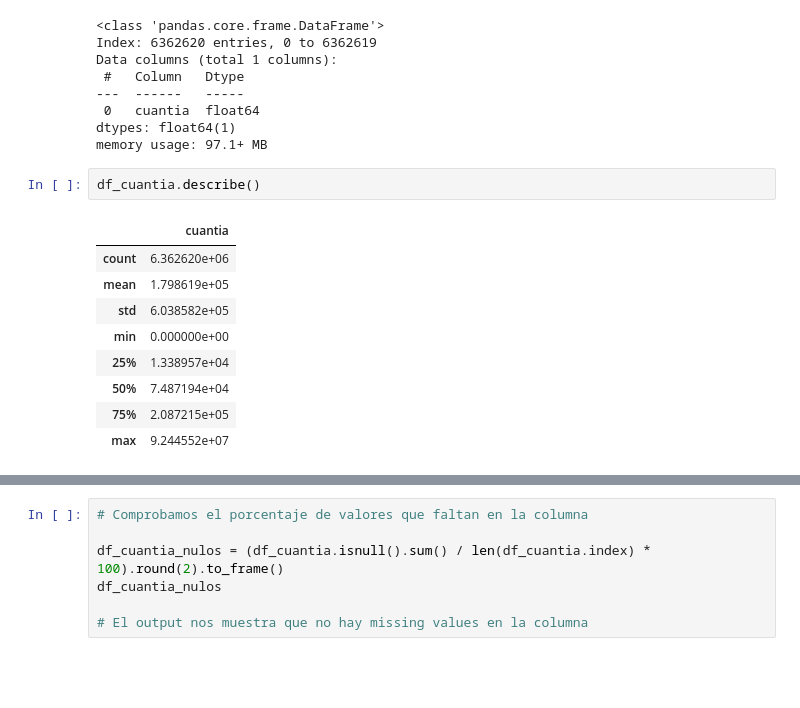
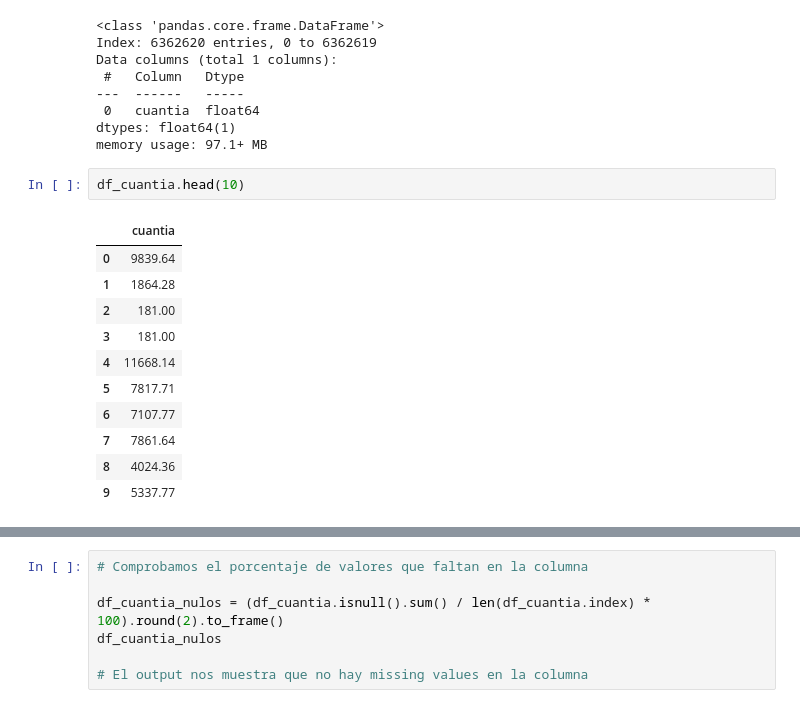
Before and after one commit to GermanNunez-code/Proyecto_Pontia, a Jupyter notebook: Proyecto detección de fraude.ipynb, the cells around one changed output, grey strips where cells are left out. Cells and saved outputs as stored; diff of their text form; blank space fills up the shorter version.

```diff
--- a/Proyecto detección de fraude.ipynb
+++ b/Proyecto detección de fraude.ipynb
@@ -268,14 +267,16 @@ Data columns (total 1 columns):
 dtypes: float64(1)
 memory usage: 97.1+ MB
 # %%
-df_cuantia.describe()
+df_cuantia.head(10)
 # %% [output]
 |  | cuantia |
-| count | 6.362620e+06 |
-| mean | 1.798619e+05 |
-| std | 6.038582e+05 |
-| min | 0.000000e+00 |
-| 25% | 1.338957e+04 |
-| 50% | 7.487194e+04 |
-| 75% | 2.087215e+05 |
-| max | 9.244552e+07 |
+| 0 | 9839.64 |
+| 1 | 1864.28 |
+| 2 | 181.00 |
+| 3 | 181.00 |
+| 4 | 11668.14 |
+| 5 | 7817.71 |
+| 6 | 7107.77 |
+| 7 | 7861.64 |
+| 8 | 4024.36 |
+| 9 | 5337.77 |
```
Also changed, not shown: parts of 3 cells of this notebook.
